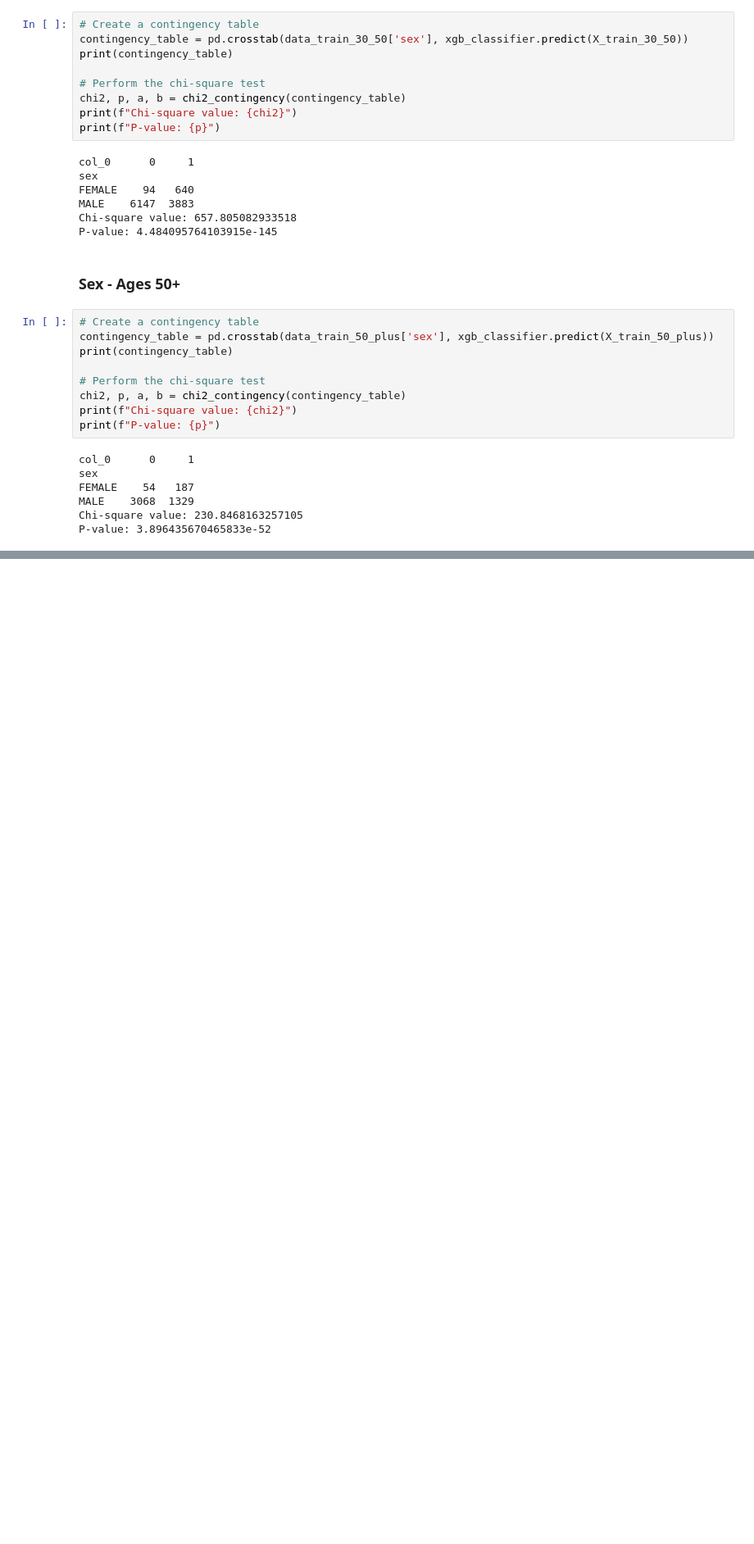
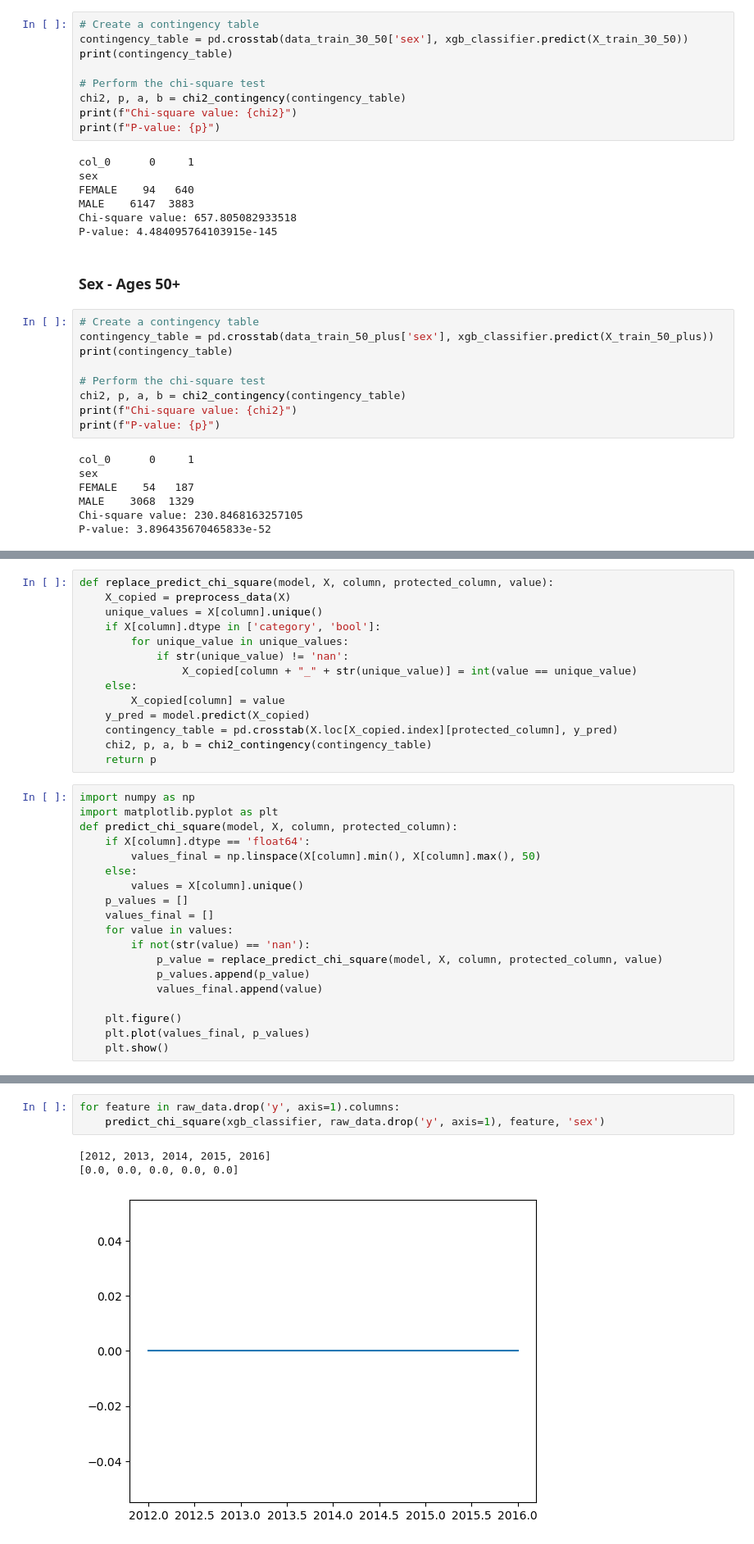
Before and after one commit to Idrissben/Interpretable-jimams, a Jupyter notebook: notebooks/fairness_tests.ipynb, the cells around one changed output, grey strips where cells are left out. Shown at 82% size. Saved outputs shown, nothing was run; the diff lists cells and outputs as text; blank space fills up the shorter version.

```diff
--- a/notebooks/fairness_tests.ipynb
+++ b/notebooks/fairness_tests.ipynb
@@ -213,0 +232,33 @@ P-value: 3.896435670465833e-52
+# %%
+def replace_predict_chi_square(model, X, column, protected_column, value):
+    X_copied = preprocess_data(X)
+    unique_values = X[column].unique()
+    if X[column].dtype in ['category', 'bool']:
+        for unique_value in unique_values:
+            if str(unique_value) != 'nan':
+                X_copied[column + "_" + str(unique_value)] = int(value == unique_value)
+    else:
+        X_copied[column] = value
+    y_pred = model.predict(X_copied)
+    contingency_table = pd.crosstab(X.loc[X_copied.index][protected_column], y_pred)
+    chi2, p, a, b = chi2_contingency(contingency_table)
+    return p
+# %%
+import numpy as np
+import matplotlib.pyplot as plt
+def predict_chi_square(model, X, column, protected_column):
+    if X[column].dtype == 'float64':
+        values_final = np.linspace(X[column].min(), X[column].max(), 50)
+    else:
+        values = X[column].unique()
+    p_values = []
+    values_final = []
+    for value in values:
+        if not(str(value) == 'nan'):
+            p_value = replace_predict_chi_square(model, X, column, protected_column, value)
+            p_values.append(p_value)
+            values_final.append(value)
+
+    plt.figure()
+    plt.plot(values_final, p_values)
+    plt.show()
@@ -213,0 +281,7 @@ P-value: 3.896435670465833e-52
+# %%
+for feature in raw_data.drop('y', axis=1).columns:
+    predict_chi_square(xgb_classifier, raw_data.drop('y', axis=1), feature, 'sex')
+# %% [output]
+[2012, 2013, 2014, 2015, 2016]
+[0.0, 0.0, 0.0, 0.0, 0.0]
+[figure, added]
```
Also changed, not shown: parts of 4 cells of this notebook.
